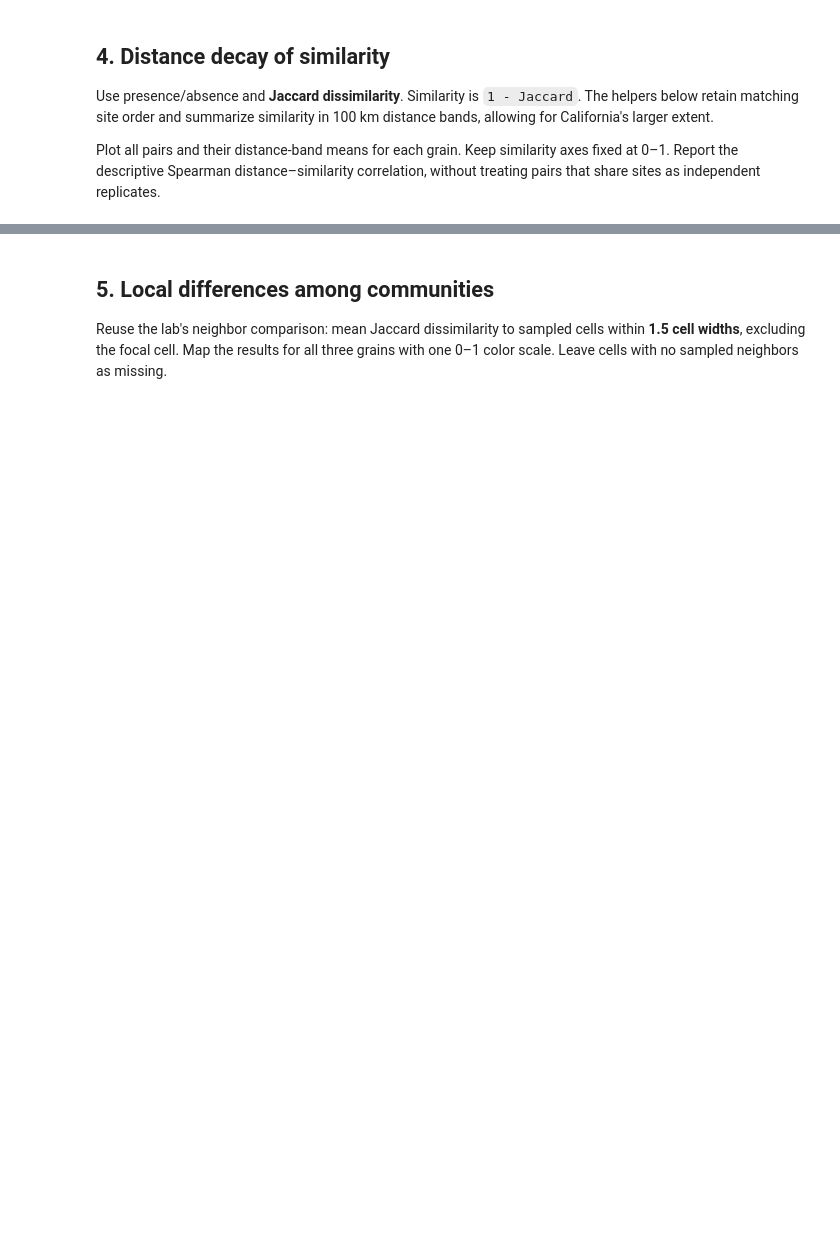
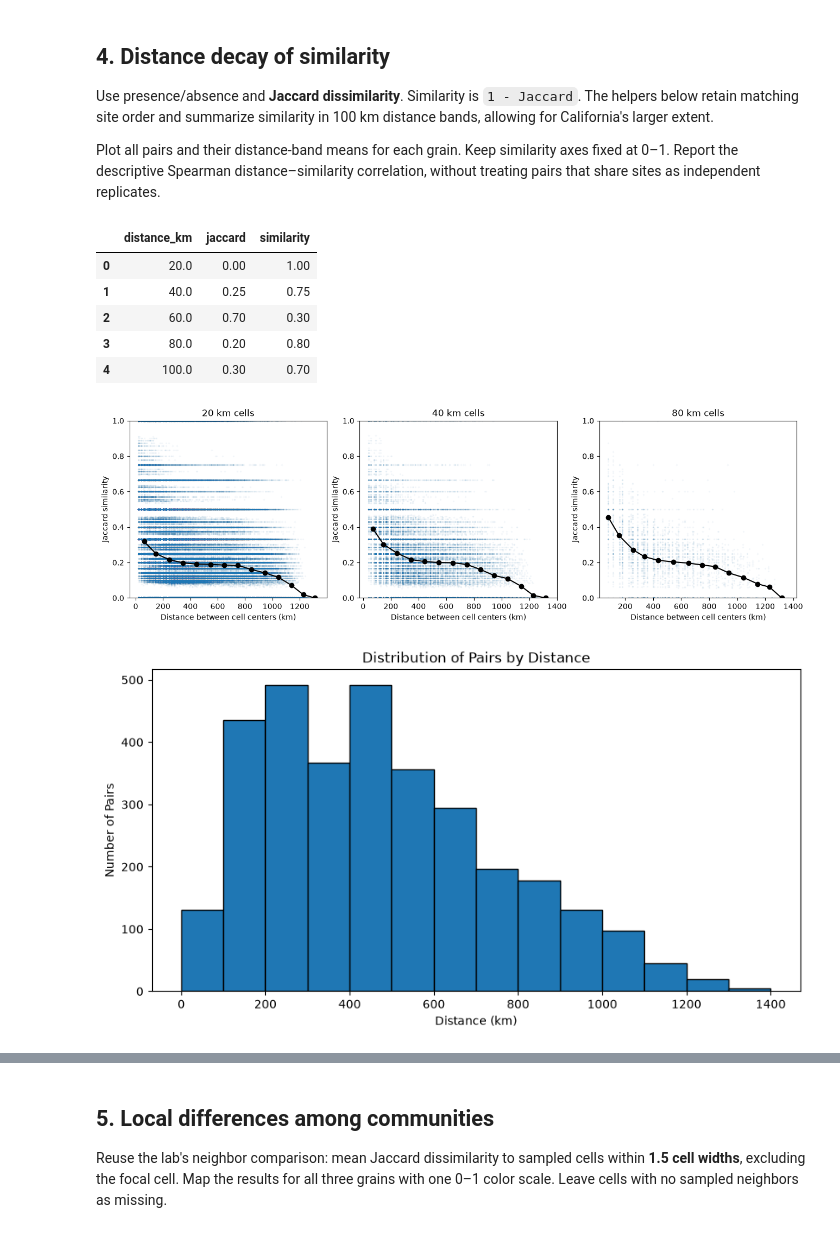
Before and after one commit to elizadstein/BIO597-SpatialBiodiversity, a Jupyter notebook: docs/assignments/Assignment-11-SpatialCommunityComposition.ipynb, the cells around one changed output, grey strips where cells are left out. Cells and saved outputs as stored; diff of their text form; code cells hidden in the pictures; blank space fills up the shorter version.

```diff
--- a/docs/assignments/Assignment-11-SpatialCommunityComposition.ipynb
+++ b/docs/assignments/Assignment-11-SpatialCommunityComposition.ipynb
@@ -179,11 +296,49 @@ def distance_bands(pairs):
     return pd.DataFrame(rows)
 # %%
 pairs_by_grain = {}
+for grain in GRAINS:
+    pairs_by_grain[grain] = community_pairs(sites_by_grain[grain], communities[grain])
+display(pairs_by_grain[20].head())
+
 binned_decay = {}
+fig, axes = plt.subplots(1, 3, figsize=(13, 4), layout="constrained")
 
 # For each grain, calculate community_pairs and distance_bands.
+for ax, grain in zip(axes, GRAINS):
+    pairs = pairs_by_grain[grain]
+    bands = distance_bands(pairs)
+
 # Make distance-decay plots and calculate the descriptive correlation.
+    binned_decay[grain] = bands
+    ax.scatter(pairs.distance_km, pairs.similarity, s=2, alpha=0.03)
+    ax.plot(bands.distance_km, bands.mean_similarity, color="black", marker="o")
+    ax.set(title=f"{grain} km cells", xlabel="Distance between cell centers (km)",
+           ylabel="Jaccard similarity", ylim=(0, 1))
+    grain_summary.loc[grain, "distance_similarity_rho"] = pairs.distance_km.corr(
+        pairs.similarity, method="spearman")
+fig.savefig(OUTPUT / "distance_decay_by_grain.png", dpi=150)
+plt.show()
+
+
 # Inspect n_pairs in the most distant bands before interpreting their means.
+max_dist = pairs["distance_km"].max()
+bins = np.arange(0, max_dist + 100, 100)
+
+plt.figure(figsize=(10, 5))
+plt.hist(pairs["distance_km"], bins=bins, edgecolor="black")
+plt.xlabel("Distance (km)")
+plt.ylabel("Number of Pairs")
+plt.title("Distribution of Pairs by Distance")
+plt.show()
+# %% [output]
+|  | distance_km | jaccard | similarity |
+| 0 | 20.0 | 0.00 | 1.00 |
+| 1 | 40.0 | 0.25 | 0.75 |
+| 2 | 60.0 | 0.70 | 0.30 |
+| 3 | 80.0 | 0.20 | 0.80 |
+| 4 | 100.0 | 0.30 | 0.70 |
+[figure, added]
+[figure, added]
 # %% [markdown]
 **Interpretation:** Does similarity decline steadily, level off, or show another
 pattern? How does the relationship change with grain? Explain at least two
```
Also changed, not shown: parts of 19 cells of this notebook.
